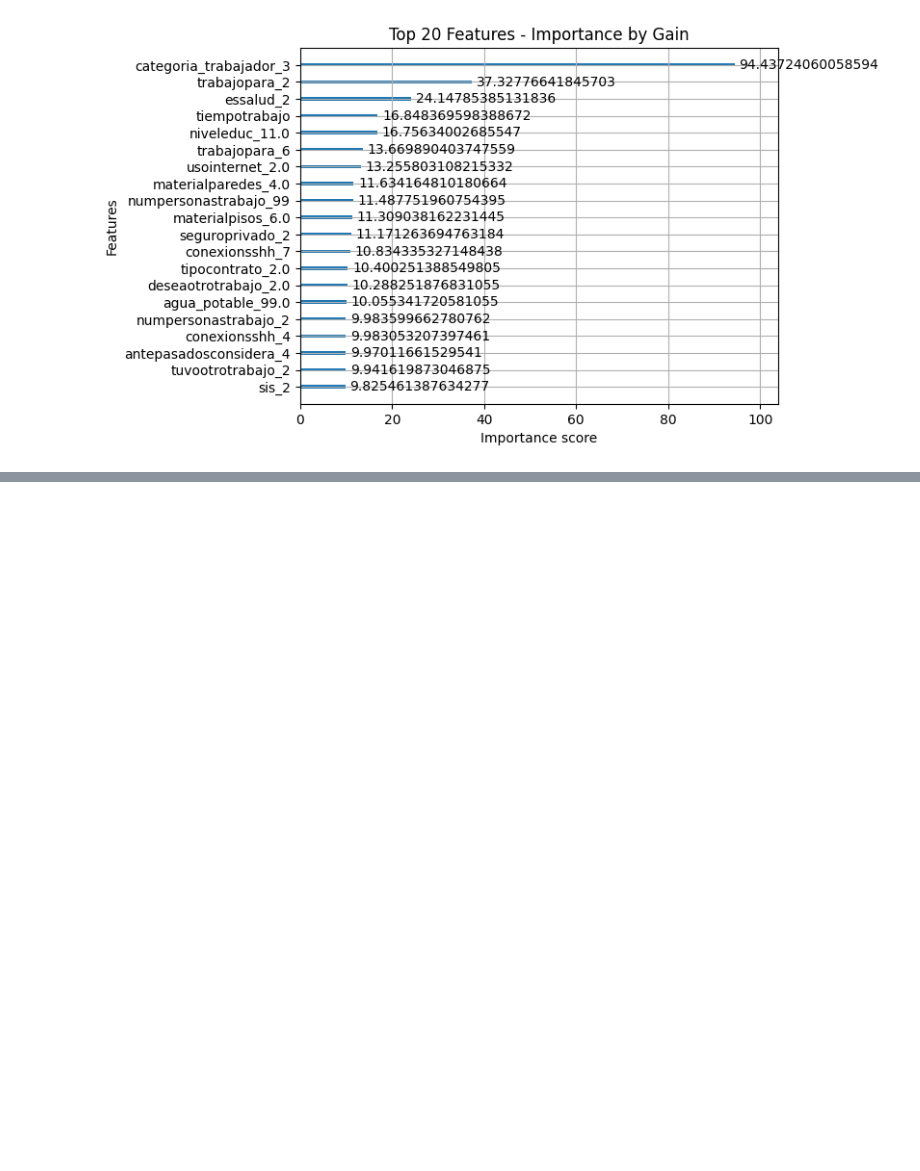
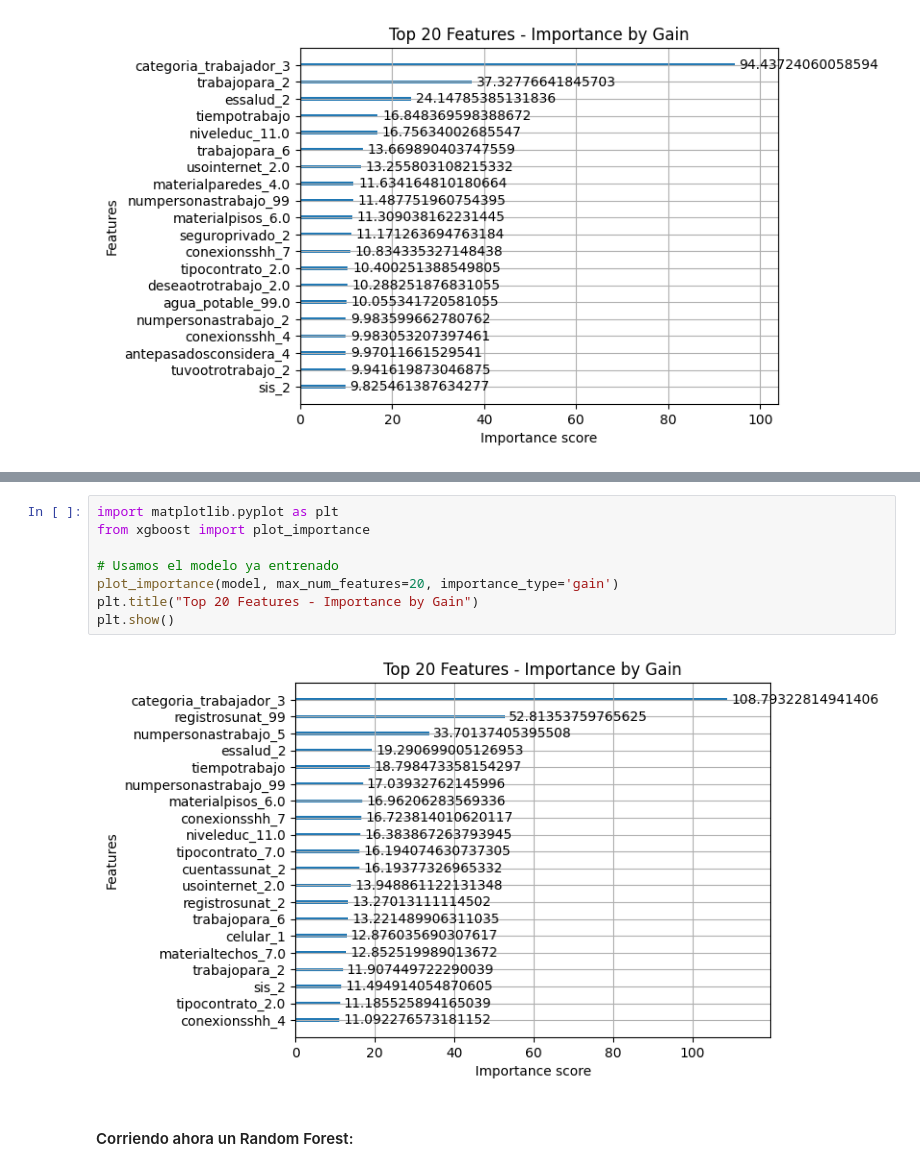
Before and after one commit to sergiocuadrosq/tesis_cyv, a Jupyter notebook: scripts/02a_final_data_prep_and_modelling.ipynb, the cells around one changed output, grey strips where cells are left out. Drawn from its saved outputs; the diff is of its cells as text; blank space fills up the shorter version.

```diff
--- a/scripts/02a_final_data_prep_and_modelling.ipynb
+++ b/scripts/02a_final_data_prep_and_modelling.ipynb
@@ -304,0 +368,12 @@ plt.show()
+# %%
+import matplotlib.pyplot as plt
+from xgboost import plot_importance
+
+# Usamos el modelo ya entrenado
+plot_importance(model, max_num_features=20, importance_type='gain')
+plt.title("Top 20 Features - Importance by Gain")
+plt.show()
+# %% [output]
+[figure, added]
+# %% [markdown]
+#### Corriendo ahora un Random Forest:
```
Also changed, not shown: parts of 27 cells of this notebook.
